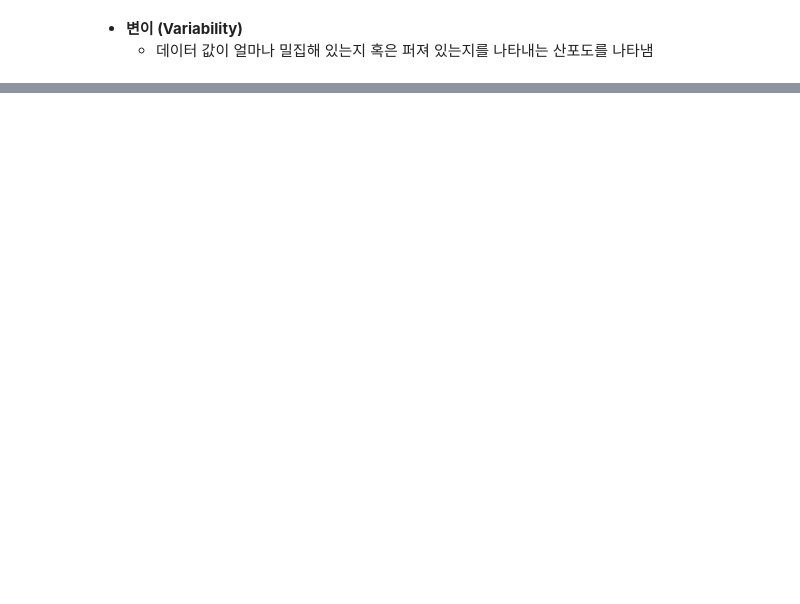
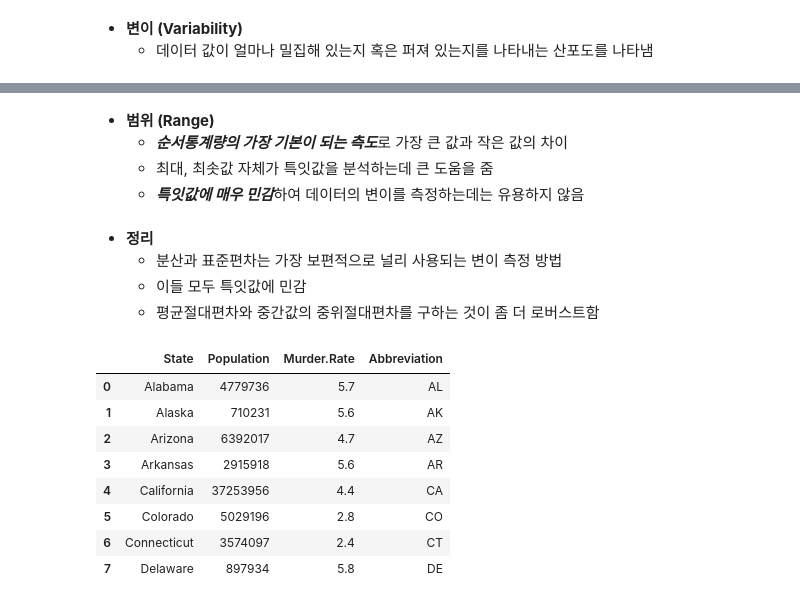
Before and after one commit to LeeYuJoung/Engineering_Mathematics, a Jupyter notebook: 데이터 과학을 위한 통계/Chapter01. 탐색적 데이터 분석.ipynb, the cells around one changed output, grey strips where cells are left out. Cells and saved outputs as stored; diff of their text form; code cells hidden in the pictures; blank space fills up the shorter version.

```diff
--- a/데이터 과학을 위한 통계/Chapter01. 탐색적 데이터 분석.ipynb
+++ b/데이터 과학을 위한 통계/Chapter01. 탐색적 데이터 분석.ipynb
@@ -169,0 +185,23 @@ print(wquantiles.median(state['Murder.Rate'], weights = state['Population']))
+# %% [markdown]
+* **범위 (Range)**
+  * ***순서통계량의 가장 기본이 되는 측도***로 가장 큰 값과 작은 값의 차이
+  * 최대, 최솟값 자체가 특잇값을 분석하는데 큰 도움을 줌
+  * ***특잇값에 매우 민감***하여 데이터의 변이를 측정하는데는 유용하지 않음
+# %% [markdown]
+* **정리**
+  * 분산과 표준편차는 가장 보편적으로 널리 사용되는 변이 측정 방법
+  * 이들 모두 특잇값에 민감
+  * 평균절대편차와 중간값의 중위절대편차를 구하는 것이 좀 더 로버스트함
+# %%
+### 01.04 예제) 주별 인구의 변이 추정
+state.head(8)
+# %% [output]
+|  | State | Population | Murder.Rate | Abbreviation |
+| 0 | Alabama | 4779736 | 5.7 | AL |
+| 1 | Alaska | 710231 | 5.6 | AK |
+| 2 | Arizona | 6392017 | 4.7 | AZ |
+| 3 | Arkansas | 2915918 | 5.6 | AR |
+| 4 | California | 37253956 | 4.4 | CA |
+| 5 | Colorado | 5029196 | 2.8 | CO |
+| 6 | Connecticut | 3574097 | 2.4 | CT |
+| 7 | Delaware | 897934 | 5.8 | DE |
```
Also changed, not shown: parts of 22 cells of this notebook.
